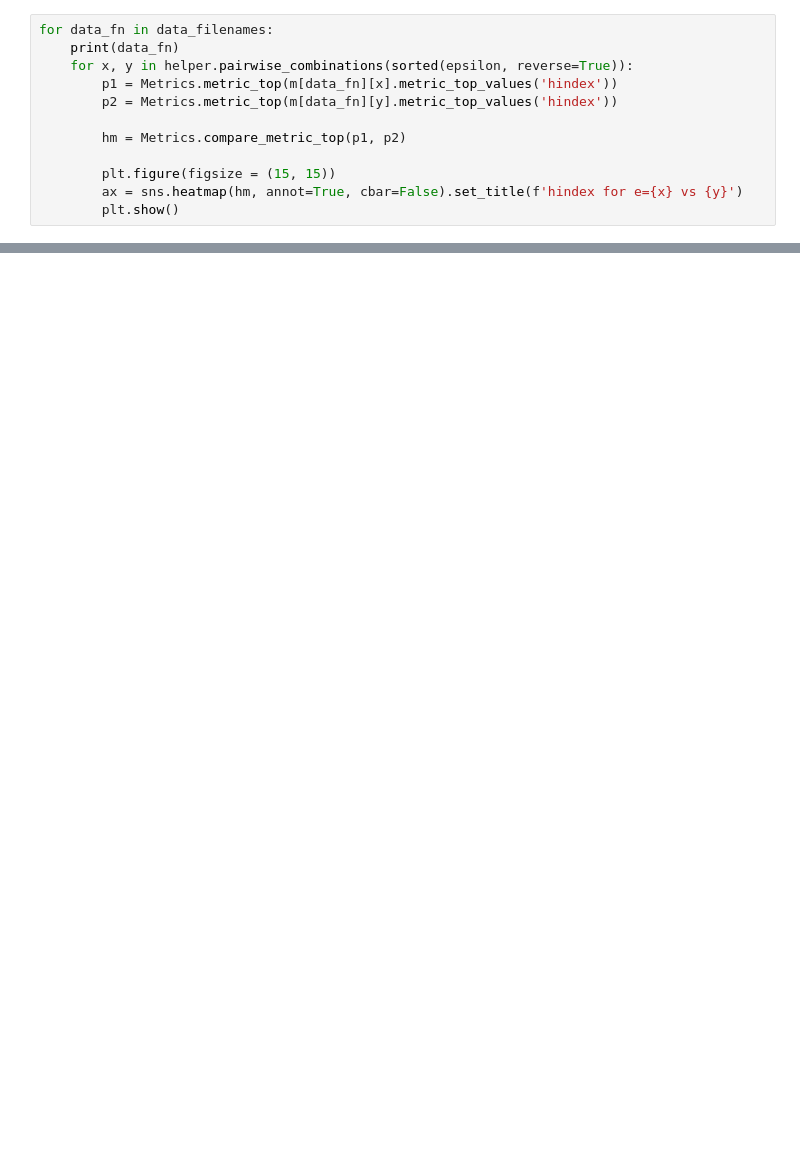
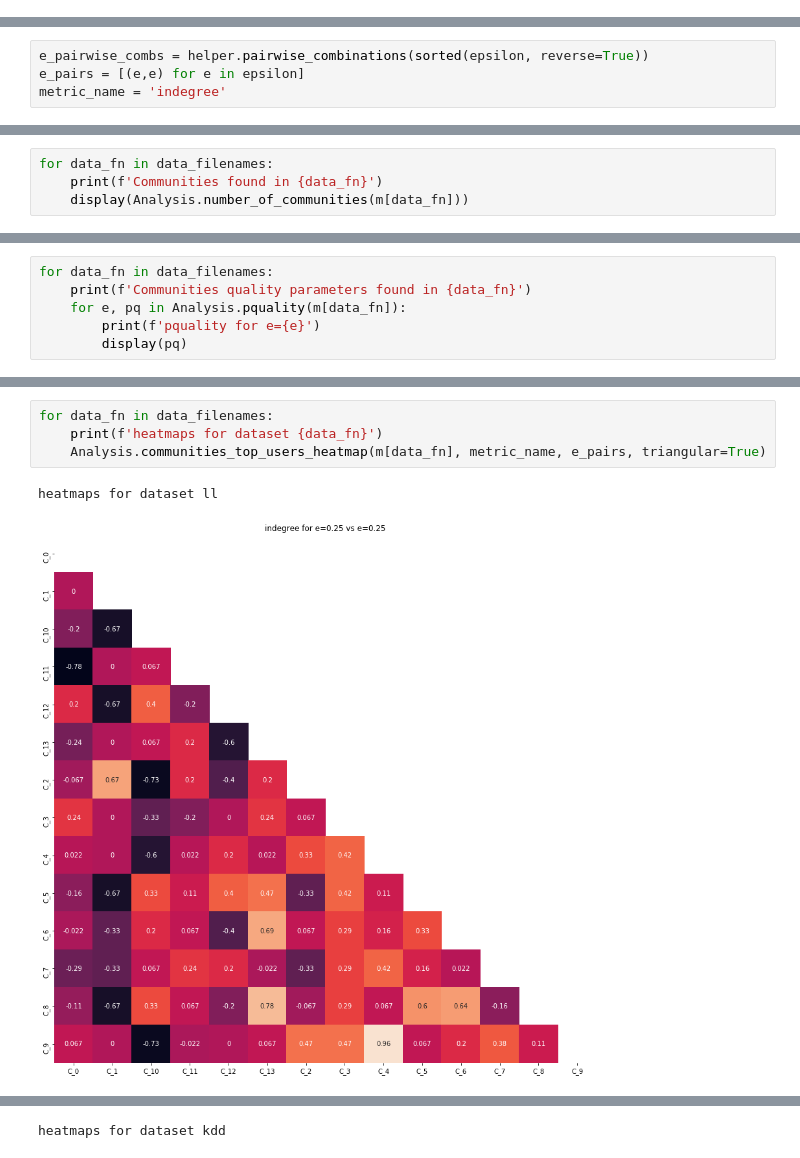
Before and after one commit to flaprimo/twitter-network-analysis, a Jupyter notebook: analysis.ipynb, the cells around one changed output, grey strips where cells are left out. Drawn from its saved outputs; the diff is of its cells as text; blank space fills up the shorter version.

```diff
--- a/analysis.ipynb
+++ b/analysis.ipynb
@@ -108,12 +0,0 @@ INFO - stages.metrics - save indegree csv
-# %%
-for data_fn in data_filenames:
-    print(data_fn)
-    for x, y in helper.pairwise_combinations(sorted(epsilon, reverse=True)):
-        p1 = Metrics.metric_top(m[data_fn][x].metric_top_values('hindex'))
-        p2 = Metrics.metric_top(m[data_fn][y].metric_top_values('hindex'))
-
-        hm = Metrics.compare_metric_top(p1, p2)
-
-        plt.figure(figsize = (15, 15))
-        ax = sns.heatmap(hm, annot=True, cbar=False).set_title(f'hindex for e={x} vs {y}')
-        plt.show()
@@ -147,0 +69,4 @@ INFO - root - executed kendall ranking on top users for each community
+# %%
+e_pairwise_combs = helper.pairwise_combinations(sorted(epsilon, reverse=True))
+e_pairs = [(e,e) for e in epsilon]
+metric_name = 'indegree'
@@ -147,0 +76,4 @@ INFO - root - executed kendall ranking on top users for each community
+# %%
+for data_fn in data_filenames:
+    print(f'Communities found in {data_fn}')
+    display(Analysis.number_of_communities(m[data_fn]))
@@ -147,0 +104,6 @@ INFO - root - executed kendall ranking on top users for each community
+# %%
+for data_fn in data_filenames:
+    print(f'Communities quality parameters found in {data_fn}')
+    for e, pq in Analysis.pquality(m[data_fn]):
+        print(f'pquality for e={e}')
+        display(pq)
@@ -147,0 +227,7 @@ INFO - root - executed kendall ranking on top users for each community
+# %%
+for data_fn in data_filenames:
+    print(f'heatmaps for dataset {data_fn}')
+    Analysis.communities_top_users_heatmap(m[data_fn], metric_name, e_pairs, triangular=True)
+# %% [output]
+heatmaps for dataset ll
+[figure, added]
@@ -147,0 +236 @@ INFO - root - executed kendall ranking on top users for each community
+heatmaps for dataset kdd
```
Also changed, not shown: parts of 39 cells of this notebook, 10 other files.
